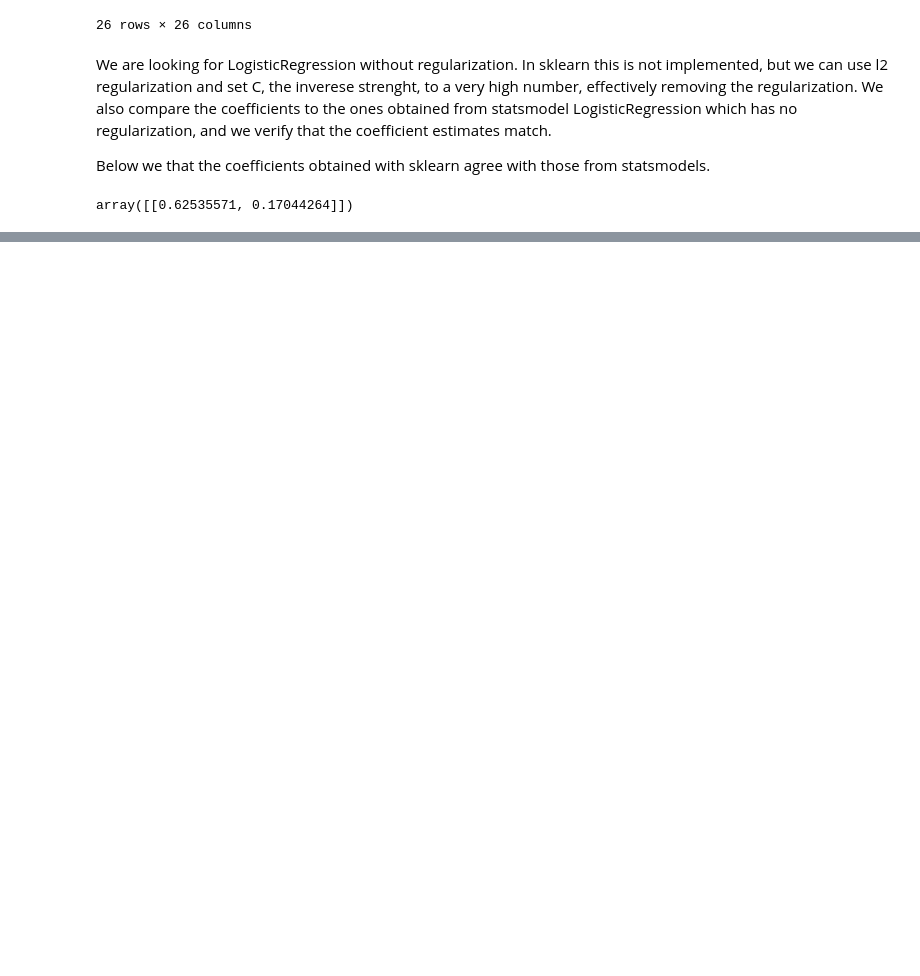
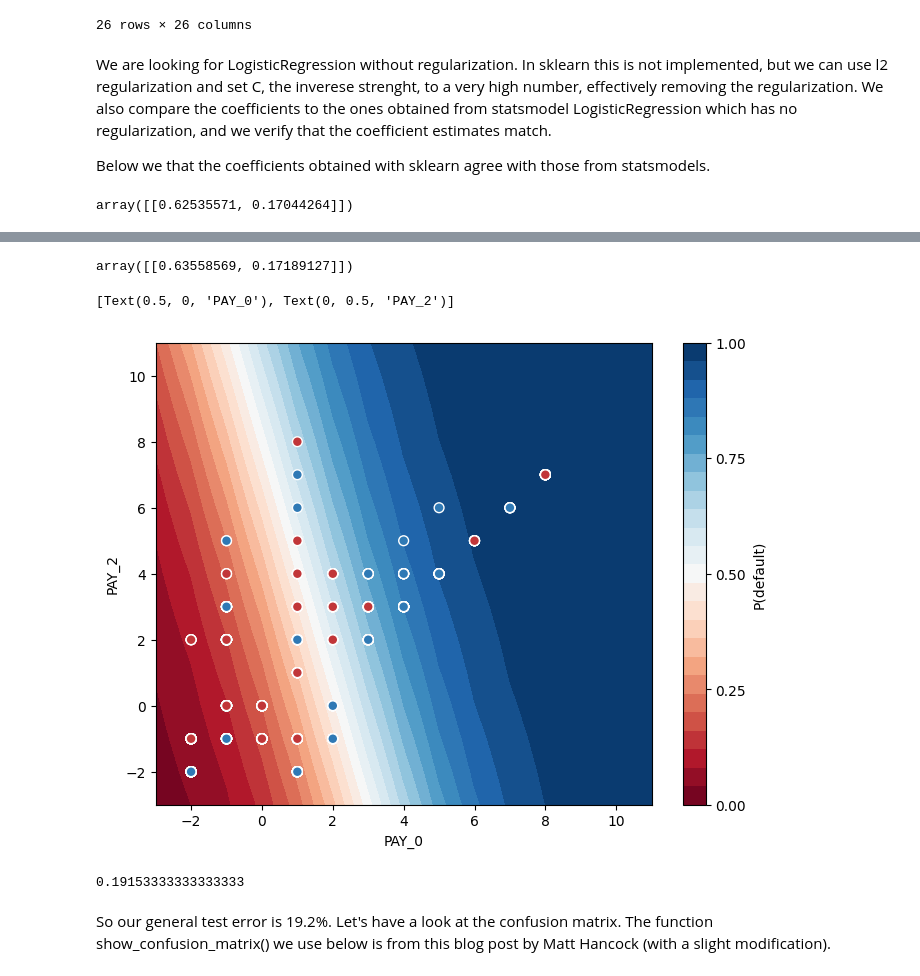
Before and after one commit to MaxBiber/statistics, a Jupyter notebook: credit_card_notebook.ipynb, the cells around one changed output, grey strips where cells are left out. Drawn from its saved outputs; the diff is of its cells as text; code cells hidden in the pictures; blank space fills up the shorter version.

Commit message:
confusion matrix

```diff
--- a/credit_card_notebook.ipynb
+++ b/credit_card_notebook.ipynb
@@ -89,3 +89,41 @@ Logit Regression Results
 | Intercept | -1.3874 | 0.016 | -88.665 | 0.000 | -1.418 | -1.357 |
 | PAY_0 | 0.6254 | 0.017 | 35.848 | 0.000 | 0.591 | 0.660 |
 | PAY_2 | 0.1704 | 0.015 | 11.412 | 0.000 | 0.141 | 0.200 |
+# %%
+from sklearn.model_selection import train_test_split
+X_train, X_test, y_train, y_test = train_test_split(X, y, test_size=0.5)
+# %%
+mod = lr.fit(X_train, y_train)
+mod.coef_
+# %% [output]
+array([[0.63558569, 0.17189127]])
+# %%
+import numpy as np
+xx, yy = np.mgrid[-3:12:1, -3:12:1]
+grid = np.c_[xx.ravel(), yy.ravel()]                    # https://www.quora.com/Can-anybody-elaborate-the-use-of-c_-in-numpy
+probs = mod.predict_proba(grid)[:, 1].reshape(xx.shape)
+# %%
+import matplotlib.pyplot as plt
+f, ax = plt.subplots(figsize=(8,6))
+contour = ax.contourf(xx, yy, probs, 25, cmap="RdBu",    # 25 levels
+                     vmin=0, vmax=1)
+ax_c = f.colorbar(contour)
+ax_c.set_label("P(default)")
+ax_c.set_ticks([0,0.25,0.5,.75,1])
+
+ax.scatter(X_test['PAY_0'], X_test['PAY_2'], c=y_test, s=50,
+          cmap="RdBu", vmin=-0.2, vmax=1.2,
+          edgecolor="white", linewidth=1)
+
+ax.set(xlabel="PAY_0", ylabel="PAY_2")
+# %% [output]
+[Text(0.5, 0, 'PAY_0'), Text(0, 0.5, 'PAY_2')]
+[figure, added]
+# %%
+y_pred = mod.predict(X_test)
+1-(y_pred == y_test).mean()
+# %% [output]
+0.19153333333333333
+# %% [markdown]
+So our general test error is 19.2%.
+Let's have a look at the confusion matrix. The function show_confusion_matrix() we use below is from this blog post by Matt Hancock (with a slight modification).
```
Also changed, not shown: parts of 8 cells of this notebook.
